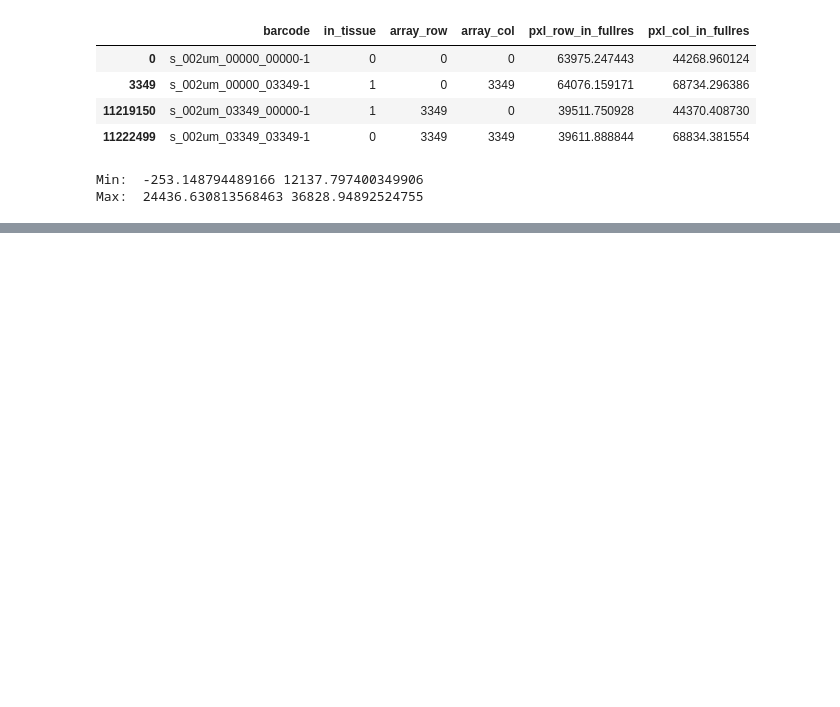
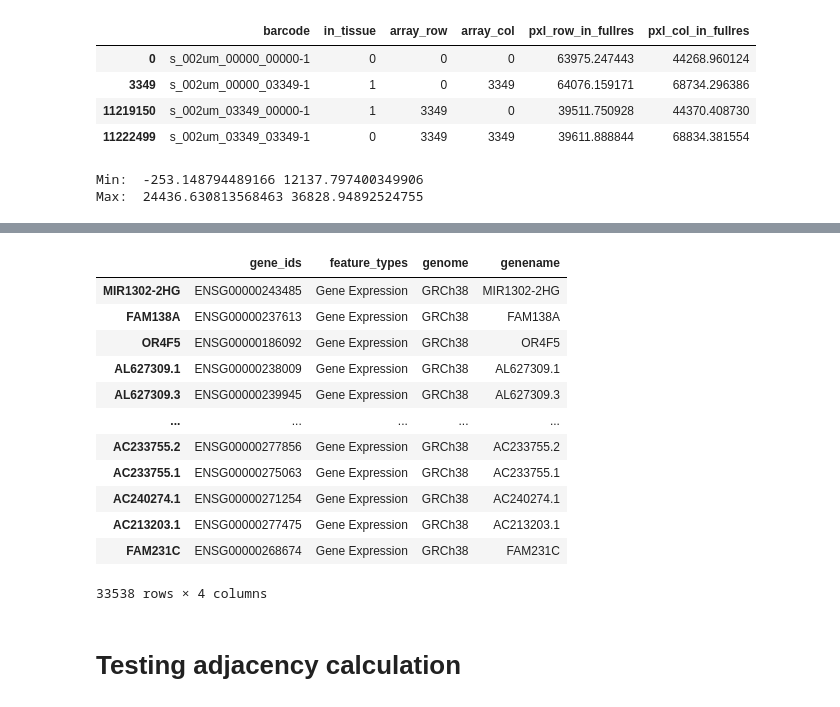
Before and after one commit to CharlieNotChaplin/Genomosaic, a Jupyter notebook: test_file_contents.ipynb, the cells around one changed output, grey strips where cells are left out. Saved outputs shown, nothing was run; the diff lists cells and outputs as text; code cells hidden in the pictures; blank space fills up the shorter version.

```diff
--- a/test_file_contents.ipynb
+++ b/test_file_contents.ipynb
@@ -774,0 +783,5 @@ tissue_pos_pxl
+# %%
+import scanpy as sc
+
+sampledata = sc.read_h5ad("../sample_data.h5ad")
+sampledata.obs
@@ -774,0 +802,18 @@ tissue_pos_pxl
+# %%
+sampledata.var
+# %% [output]
+|  | gene_ids | feature_types | genome | genename |
+| MIR1302-2HG | ENSG00000243485 | Gene Expression | GRCh38 | MIR1302-2HG |
+| FAM138A | ENSG00000237613 | Gene Expression | GRCh38 | FAM138A |
+| OR4F5 | ENSG00000186092 | Gene Expression | GRCh38 | OR4F5 |
+| AL627309.1 | ENSG00000238009 | Gene Expression | GRCh38 | AL627309.1 |
+| AL627309.3 | ENSG00000239945 | Gene Expression | GRCh38 | AL627309.3 |
+| ... | ... | ... | ... | ... |
+| AC233755.2 | ENSG00000277856 | Gene Expression | GRCh38 | AC233755.2 |
+| AC233755.1 | ENSG00000275063 | Gene Expression | GRCh38 | AC233755.1 |
+| AC240274.1 | ENSG00000271254 | Gene Expression | GRCh38 | AC240274.1 |
+| AC213203.1 | ENSG00000277475 | Gene Expression | GRCh38 | AC213203.1 |
+| FAM231C | ENSG00000268674 | Gene Expression | GRCh38 | FAM231C |
+33538 rows × 4 columns
+# %% [markdown]
+# Testing adjacency calculation
```
Also changed, not shown: parts of 6 cells of this notebook.
